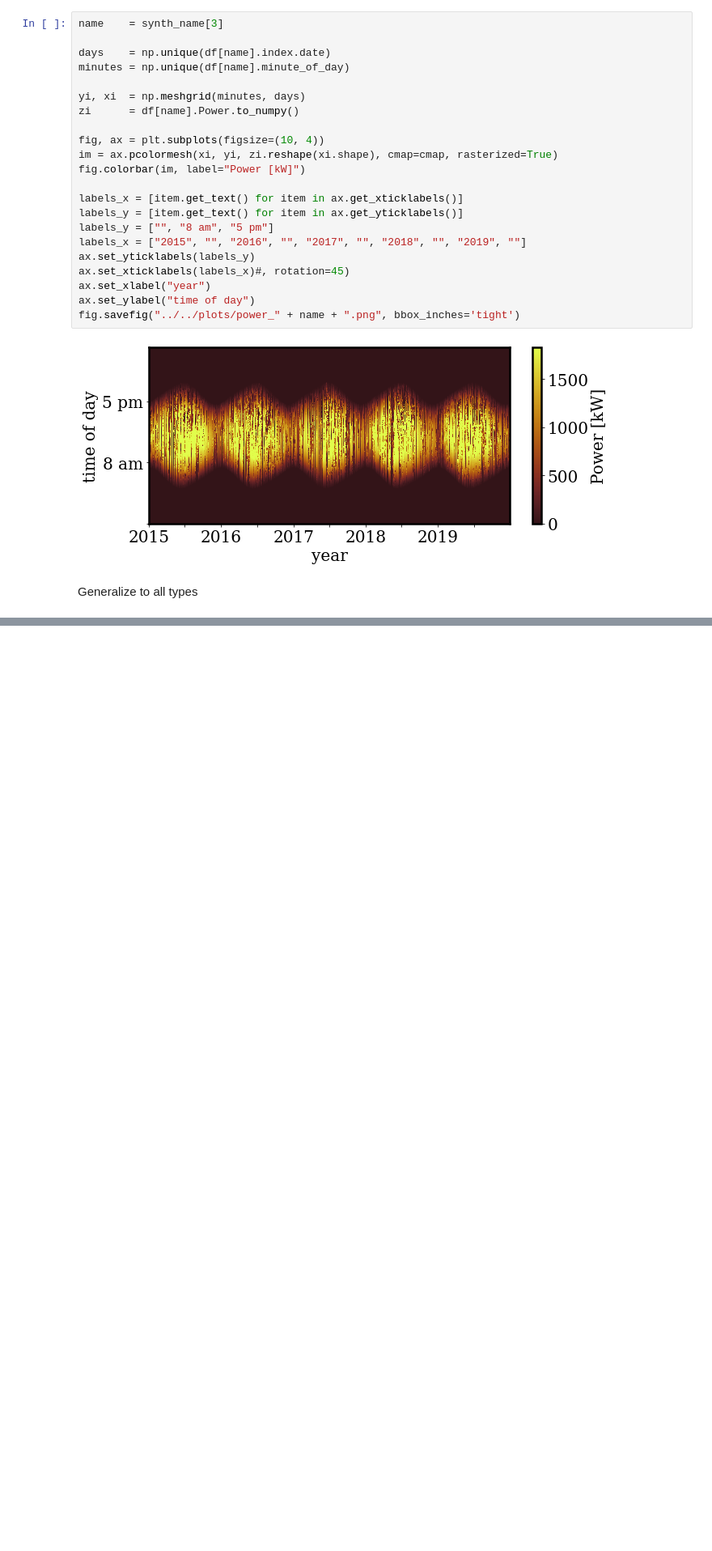
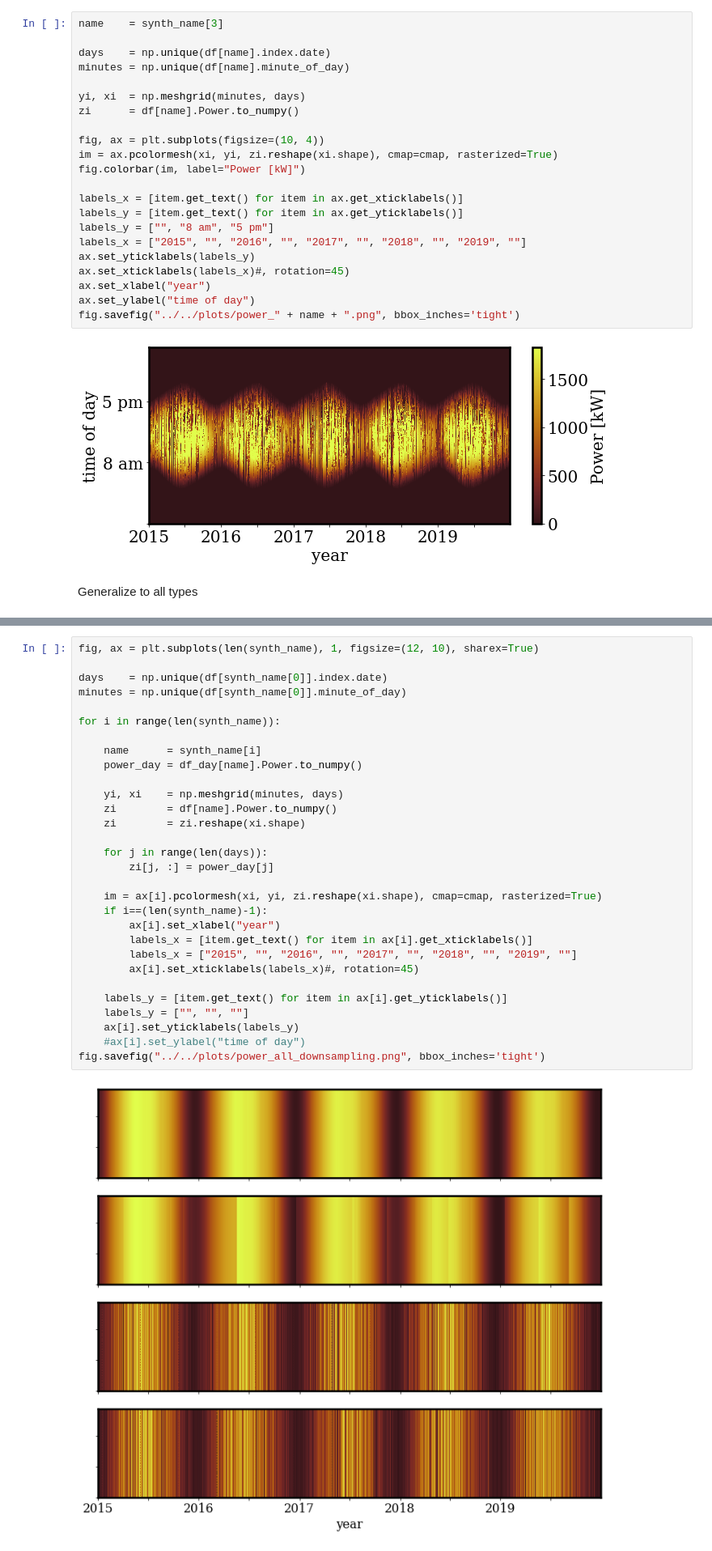
Before and after one commit to Rufski/S2DS-EPRI, a Jupyter notebook: notebooks/5.0-mb-visualization.ipynb, the cells around one changed output, grey strips where cells are left out. Shown: that part at 81% size. Saved outputs shown, nothing was run; the diff lists cells and outputs as text; blank space fills up the shorter version.

```diff
--- a/notebooks/5.0-mb-visualization.ipynb
+++ b/notebooks/5.0-mb-visualization.ipynb
@@ -86,0 +120,32 @@ fig.savefig("../../plots/power_all.png", bbox_inches='tight')
+# %%
+fig, ax = plt.subplots(len(synth_name), 1, figsize=(12, 10), sharex=True)
+
+days    = np.unique(df[synth_name[0]].index.date)
+minutes = np.unique(df[synth_name[0]].minute_of_day)
+
+for i in range(len(synth_name)):
+
+    name      = synth_name[i]
+    power_day = df_day[name].Power.to_numpy()
+
+    yi, xi    = np.meshgrid(minutes, days)
+    zi        = df[name].Power.to_numpy()
+    zi        = zi.reshape(xi.shape)
+
+    for j in range(len(days)):
+        zi[j, :] = power_day[j]
+
+    im = ax[i].pcolormesh(xi, yi, zi.reshape(xi.shape), cmap=cmap, rasterized=True)
+    if i==(len(synth_name)-1):
+        ax[i].set_xlabel("year")
+        labels_x = [item.get_text() for item in ax[i].get_xticklabels()]
+        labels_x = ["2015", "", "2016", "", "2017", "", "2018", "", "2019", ""]
+        ax[i].set_xticklabels(labels_x)#, rotation=45)
+
+    labels_y = [item.get_text() for item in ax[i].get_yticklabels()]
+    labels_y = ["", "", ""]
+    ax[i].set_yticklabels(labels_y)
+    #ax[i].set_ylabel("time of day")
+fig.savefig("../../plots/power_all_downsampling.png", bbox_inches='tight')
+# %% [output]
+[figure, added]
```
Also changed, not shown: parts of 5 cells of this notebook.
